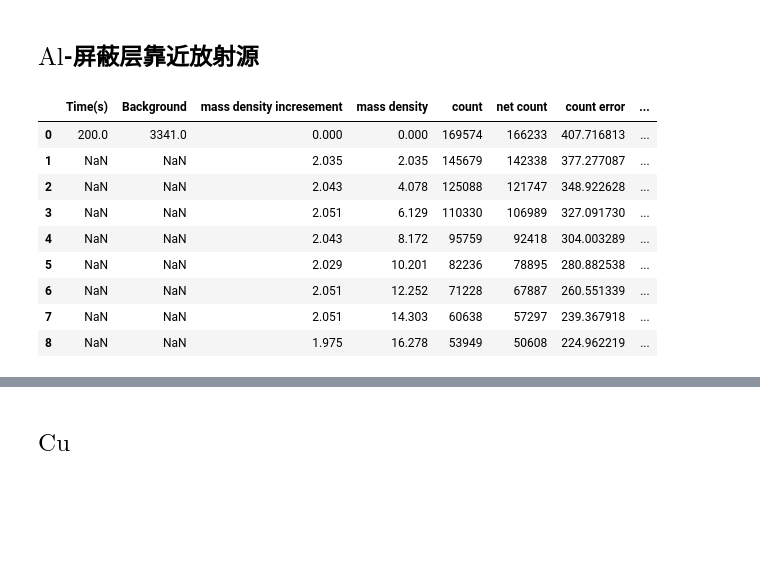
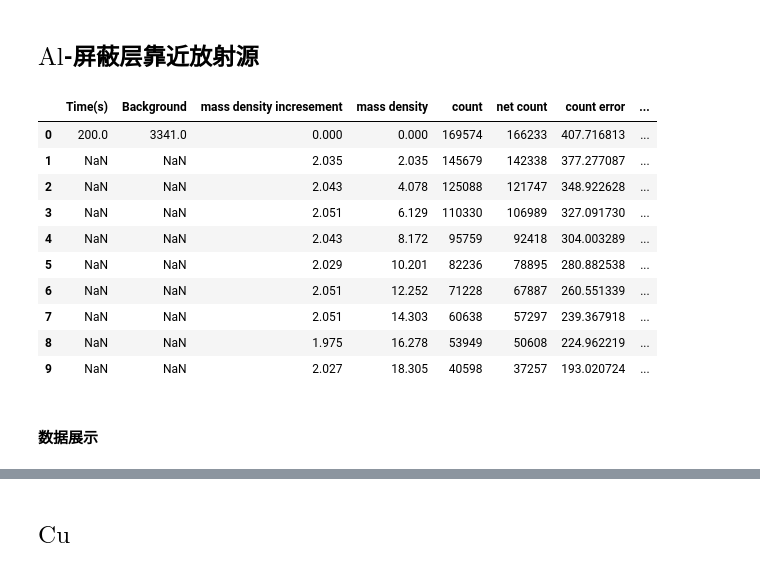
Before and after one commit to Xuanyiyiren/Fundamental-Laboratory-Experiment-in-Nuclear-Electronics-II, a Jupyter notebook: Experiment-2/data_analysis.ipynb, the cells around one changed output, grey strips where cells are left out. Drawn from its saved outputs; the diff is of its cells as text; code cells hidden in the pictures; blank space fills up the shorter version.

```diff
--- a/Experiment-2/data_analysis.ipynb
+++ b/Experiment-2/data_analysis.ipynb
@@ -164,16 +239,19 @@ None
 ## $\mathrm{Al}$-屏蔽层靠近放射源
 # %%
 data_Al2 = pd.read_excel('Data.xlsx',sheet_name='Al2')
-data_Al2 = data_Al2.drop(9)
+# data_Al2 = data_Al2.drop(9)
 data_Al2
 # %% [output]
 |  | Time(s) | Background | mass density incresement | mass density | count | net count | count error | ... |
 | 0 | 200.0 | 3341.0 | 0.000 | 0.000 | 169574 | 166233 | 407.716813 | ... |
 | 1 | NaN | NaN | 2.035 | 2.035 | 145679 | 142338 | 377.277087 | ... |
 | 2 | NaN | NaN | 2.043 | 4.078 | 125088 | 121747 | 348.922628 | ... |
 | 3 | NaN | NaN | 2.051 | 6.129 | 110330 | 106989 | 327.091730 | ... |
 | 4 | NaN | NaN | 2.043 | 8.172 | 95759 | 92418 | 304.003289 | ... |
 | 5 | NaN | NaN | 2.029 | 10.201 | 82236 | 78895 | 280.882538 | ... |
 | 6 | NaN | NaN | 2.051 | 12.252 | 71228 | 67887 | 260.551339 | ... |
 | 7 | NaN | NaN | 2.051 | 14.303 | 60638 | 57297 | 239.367918 | ... |
 | 8 | NaN | NaN | 1.975 | 16.278 | 53949 | 50608 | 224.962219 | ... |
+| 9 | NaN | NaN | 2.027 | 18.305 | 40598 | 37257 | 193.020724 | ... |
+# %% [markdown]
+#### 数据展示
```
Also changed, not shown: parts of 25 cells of this notebook, 7 other files.
